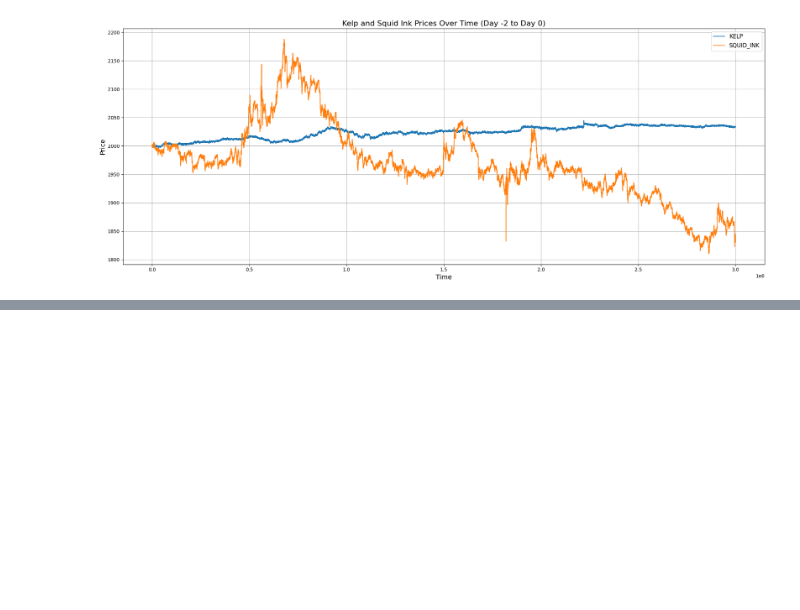
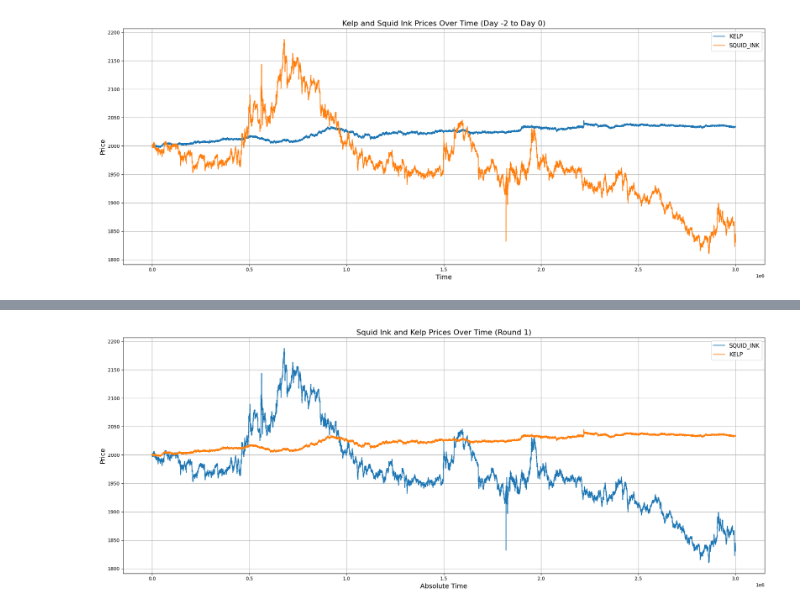
Before and after one commit to kgawande1/aura-farmers, a Jupyter notebook: Round 1/algorithms/stiched_graph.ipynb, the cells around one changed output, grey strips where cells are left out. Saved outputs shown, nothing was run; the diff lists cells and outputs as text; code cells hidden in the pictures; blank space fills up the shorter version.

```diff
--- a/Round 1/algorithms/stiched_graph.ipynb
+++ b/Round 1/algorithms/stiched_graph.ipynb
@@ -38,0 +98,39 @@ plt.show()
+# %%
+import pandas as pd
+import matplotlib.pyplot as plt
+
+# ---------- ROUND 1 DATA --------------
+# Load Round 1 CSVs with proper delimiter
+day_minus_2 = pd.read_csv("/Users/kgawande/Documents/Projects/aura-farmers/Round 1/round-1-island-data-bottle/prices_round_1_day_-2.csv", delimiter=';')
+day_minus_1 = pd.read_csv("/Users/kgawande/Documents/Projects/aura-farmers/Round 1/round-1-island-data-bottle/prices_round_1_day_-1.csv", delimiter=';')
+day_0       = pd.read_csv("/Users/kgawande/Documents/Projects/aura-farmers/Round 1/round-1-island-data-bottle/prices_round_1_day_0.csv", delimiter=';')
+
+# Combine all Round 1 data
+all_days = pd.concat([day_minus_2, day_minus_1, day_0], ignore_index=True)
+
+# Compute absolute time for Round 1
+# (day + 2) shifts negative day values so that the multiplier is positive.
+all_days["day"] = all_days["day"].astype(int)
+all_days["timestamp"] = all_days["timestamp"].astype(int)
+all_days["absolute_time"] = all_days["timestamp"] + (all_days["day"] + 2) * 1_000_000
+
+# Pivot so that each product is a separate column
+pivot_df = all_days.pivot(index="absolute_time", columns="product", values="mid_price")
+
+# Plot Squid Ink and Kelp
+plt.figure(figsize=(20, 8))
+for product in ["SQUID_INK", "KELP"]:
+    if product in pivot_df.columns:
+        plt.plot(pivot_df.index, pivot_df[product], label=product)
+    else:
+        print(f"Warning: {product} not found in the data.")
+
+plt.xlabel("Absolute Time", fontsize=14)
+plt.ylabel("Price", fontsize=14)
+plt.title("Squid Ink and Kelp Prices Over Time (Round 1)", fontsize=16)
+plt.legend(fontsize=12)
+plt.grid(True)
+plt.tight_layout()
+plt.show()
+# %% [output]
+[figure, added]
```
Also changed, not shown: parts of 2 cells of this notebook, 22 other files.
